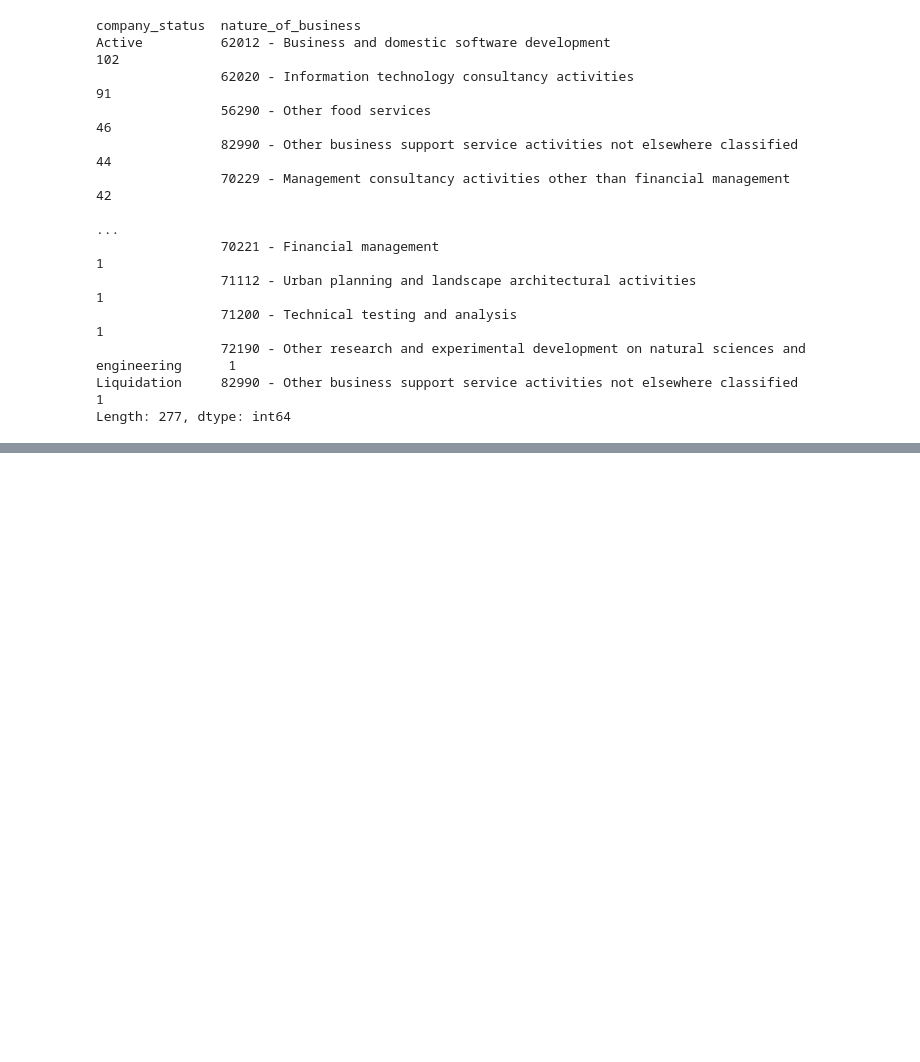
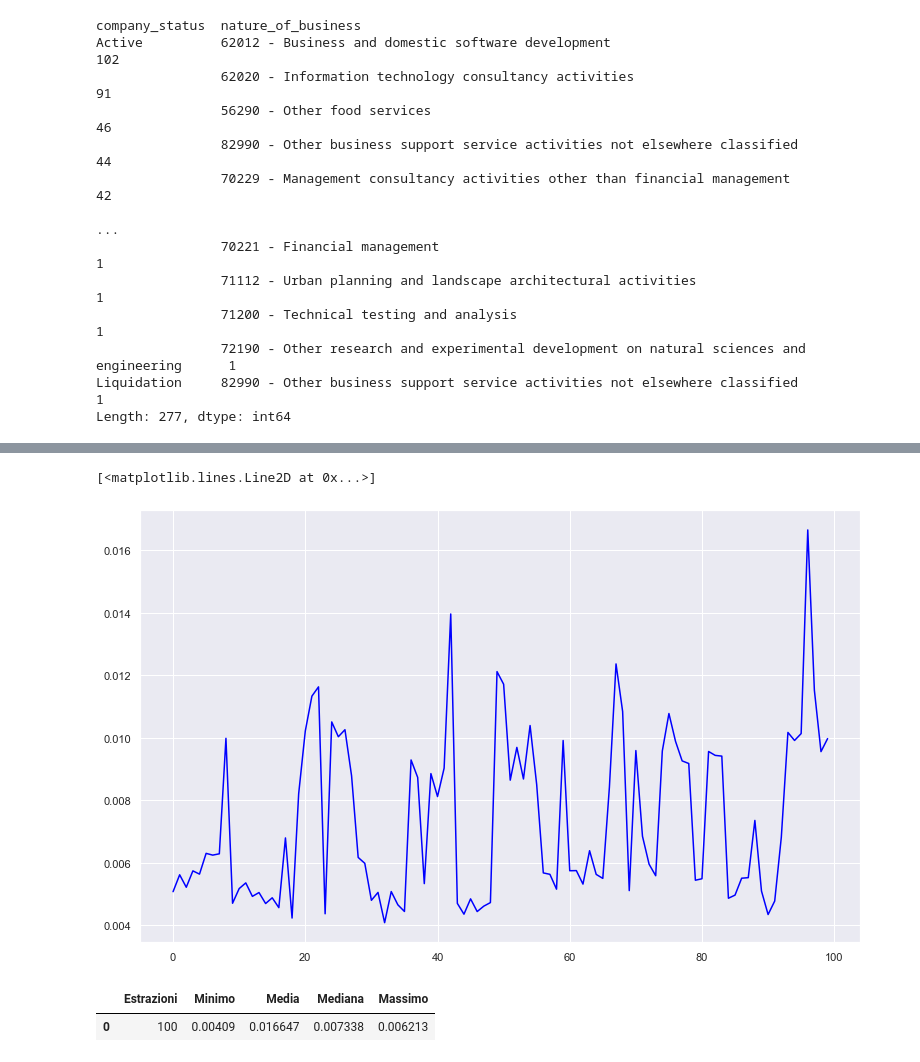
Before and after one commit to dedo99/Homework5, a Jupyter notebook: stats/govuk_stats.ipynb, the cells around one changed output, grey strips where cells are left out. Drawn from its saved outputs; the diff is of its cells as text; code cells hidden in the pictures; blank space fills up the shorter version.

```diff
--- a/stats/govuk_stats.ipynb
+++ b/stats/govuk_stats.ipynb
@@ -206,0 +209,5 @@ Length: 277, dtype: int64
+# %%
+# Opening JSON file
+file_name_time = './../output/output_govuk_time.json'
+
+df_time = pd.read_json(file_name_time)
@@ -206,0 +230,15 @@ Length: 277, dtype: int64
+# %%
+fig=plt.figure(figsize=(10,6))
+ax1 = fig.add_axes([0, 0, 1, 1])
+ax1.plot(df_time.head(100).index, df_time.head(100)['time'], color='blue')
+# %% [output]
+[<matplotlib.lines.Line2D at 0x...>]
+[figure, added]
+# %%
+times = [[100, df_time.head(100)['time'].min(), df_time.head(100)['time'].mean(), df_time.head(500)['time'].median(),
+          df_time.head(1000)['time'].max()]]
+df_table = pd.DataFrame(times, columns=['Estrazioni', 'Minimo', 'Media', 'Mediana', 'Massimo'])
+df_table
+# %% [output]
+|  | Estrazioni | Minimo | Media | Mediana | Massimo |
+| 0 | 100 | 0.00409 | 0.016647 | 0.007338 | 0.006213 |
```
Also changed, not shown: parts of 7 cells of this notebook, 1 other file.
